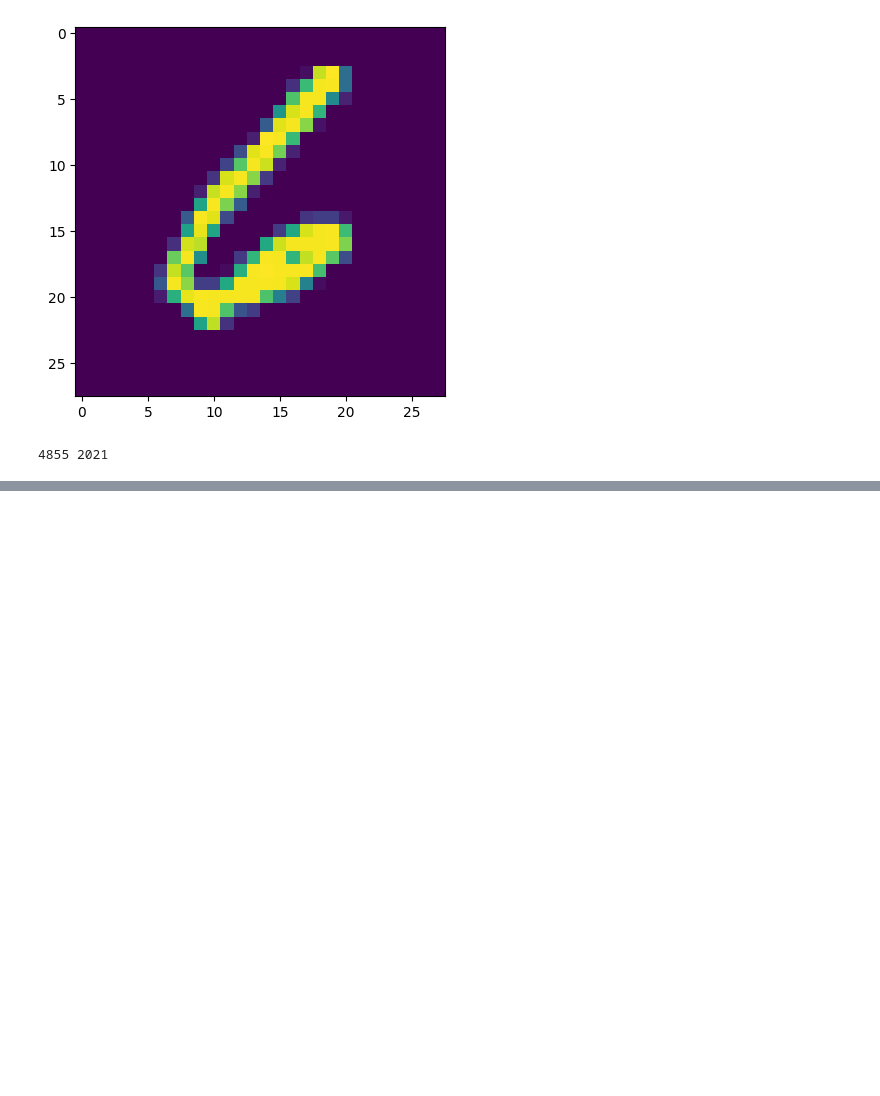
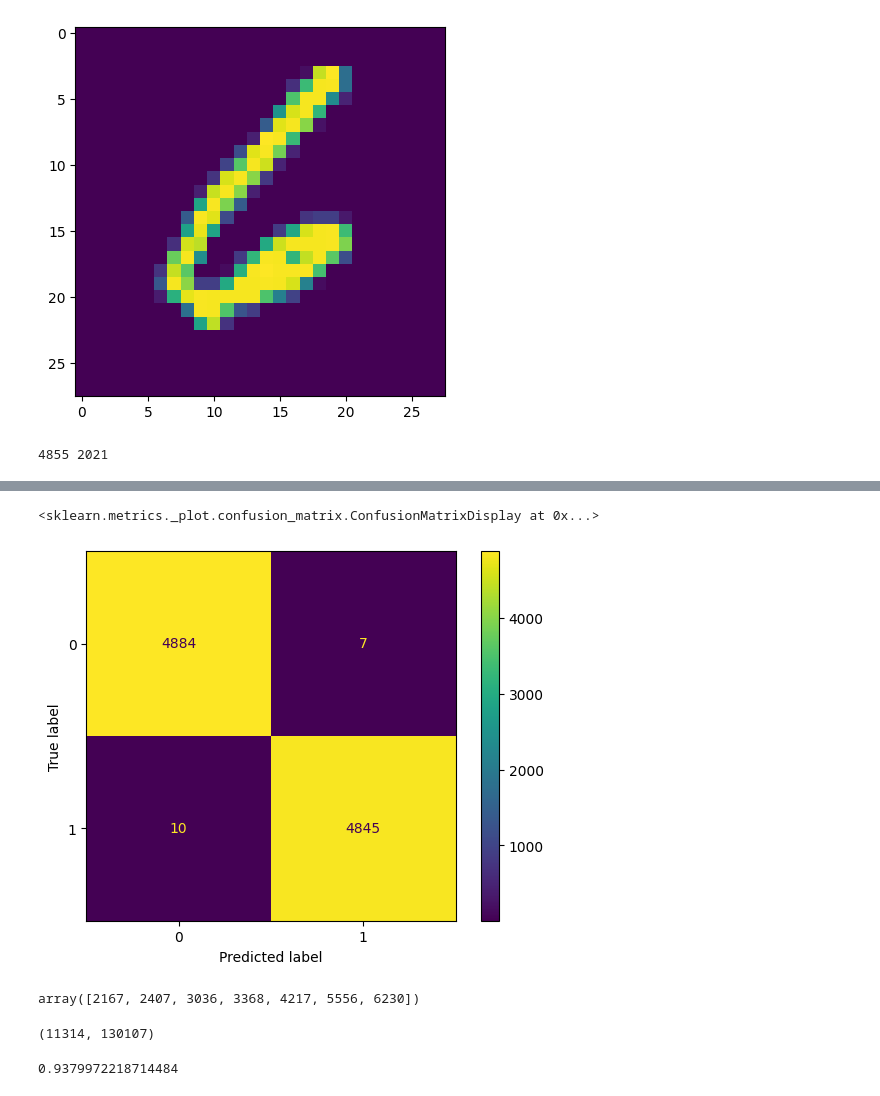
Before and after one commit to Mohd-Talha0/MLP, a Jupyter notebook: Untitled8.ipynb, the cells around one changed output, grey strips where cells are left out. Cells and saved outputs as stored; diff of their text form; code cells hidden in the pictures; blank space fills up the shorter version.

```diff
--- a/Untitled8.ipynb
+++ b/Untitled8.ipynb
@@ -38,0 +116,20 @@ print(y_train_69.sum(), y_test_69.sum())
+# %%
+from sklearn.linear_model import SGDClassifier
+from sklearn.metrics import log_loss
+from sklearn.pipeline import make_pipeline
+
+estimator = SGDClassifier(loss='log', penalty='l2', max_iter=1, warm_start=True, alpha=0, power_t=1, eta0=0.01, learning_rate='invscaling', random_state=10)
+pipe_sgd = make_pipeline(estimator)
+Loss = []
+iterations = 30
+for i in range(iterations):
+  pipe_sgd.fit(X_train_69, y_train_69)
+  y_pred = pipe_sgd.predict_proba(X_train_69)
+  Loss.append(log_loss(y_train_69, y_pred))
+
+  plt.figure()
+plt.plot(np.arange(iterations), Loss)
+plt.grid(True)
+plt.xlabel('Iteration')
+plt.ylabel('Loss')
+plt.show()
@@ -38,0 +150,16 @@ print(y_train_69.sum(), y_test_69.sum())
+# %%
+from sklearn.metrics import ConfusionMatrixDisplay
+
+bin_sgd_clf = SGDClassifier(loss='log', penalty='l2', max_iter=10, warm_start=False, eta0=0.5, alpha=0, power_t=0.5, shuffle=True, learning_rate='invscaling', random_state=10)
+bin_sgd_clf.fit(X_train_69, y_train_69)
+y_hat_train_69 = bin_sgd_clf.predict(X_train_69)
+ConfusionMatrixDisplay.from_predictions(y_train_69, y_hat_train_69)
+# %% [output]
+<sklearn.metrics._plot.confusion_matrix.ConfusionMatrixDisplay at 0x...>
+[figure, added]
+# %%
+all_true_9 = np.where(y_train_69 == 0)
+all_pred_6 = np.where(bin_sgd_clf.predict(X_train_69) == 1)
+np.intersect1d(all_true_9, all_pred_6)
+# %% [output]
+array([2167, 2407, 3036, 3368, 4217, 5556, 6230])
@@ -38,0 +172,13 @@ print(y_train_69.sum(), y_test_69.sum())
+# %%
+from sklearn.feature_extraction.text import TfidfVectorizer
+from sklearn.naive_bayes import MultinomialNB
+
+TfidfVectorizer().fit_transform(ng.data).shape
+# %% [output]
+(11314, 130107)
+# %%
+model = make_pipeline(TfidfVectorizer(), MultinomialNB())
+model.fit(X_train, y_train)
+model.score(X_train, y_train)
+# %% [output]
+0.9379972218714484
```
Also changed, not shown: parts of 9 cells of this notebook.
